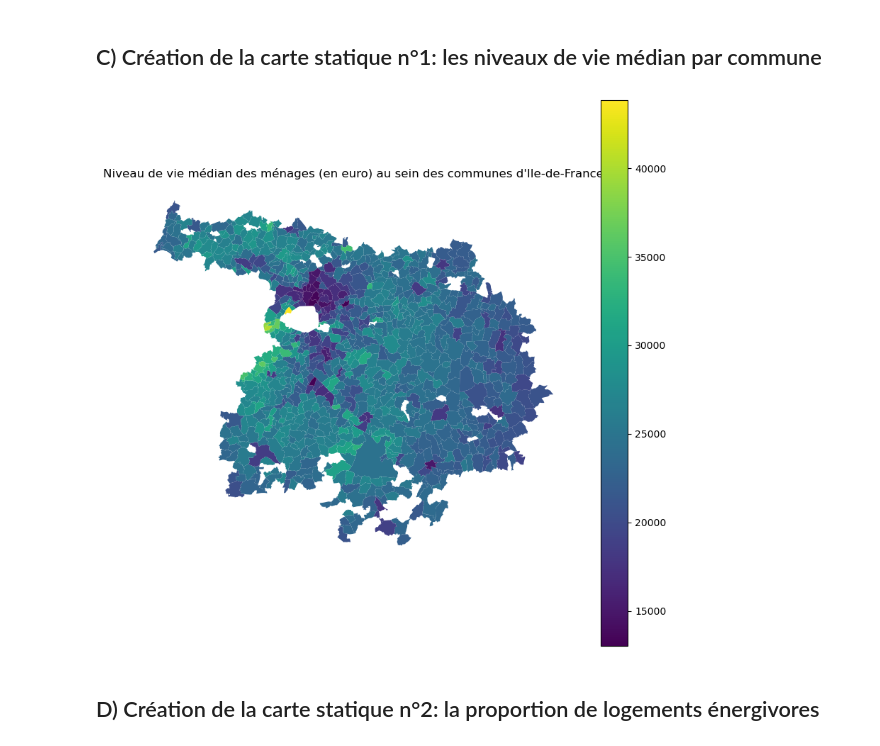
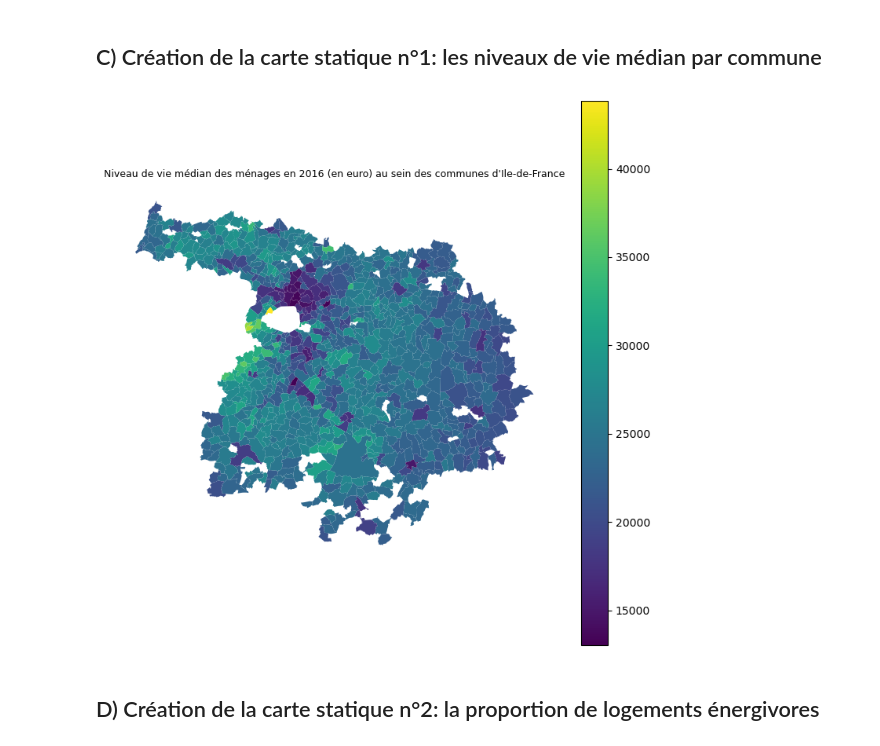
Before and after one commit to gabriel92320/data_science_project, a Jupyter notebook: Création_cartes_statiques.ipynb, the cells around one changed output. Cells and saved outputs as stored; diff of their text form; code cells hidden in the pictures.

```diff
--- a/Création_cartes_statiques.ipynb
+++ b/Création_cartes_statiques.ipynb
@@ -92,10 +112,12 @@ Filosofi_dpe_IDF_com4.head()
 # %% [markdown]
 ## C) Création de la carte statique n°1: les niveaux de vie médian par commune
 # %%
-ax = Filosofi_dpe_IDF_com4.plot(figsize=(10,10), column = 'MED16', legend = True)
-plt.title("Niveau de vie médian des ménages (en euro) au sein des communes d'Ile-de-France")
+ax = Filosofi_dpe_IDF_com4.plot(figsize=(9,9), column = 'MED16', legend = True)
+#plt.title("Niveau de vie médian des ménages (en euro) au sein des communes d'Ile-de-France")
+plt.title(label="Niveau de vie médian des ménages en 2016 (en euro) au sein des communes d'Ile-de-France",
+          fontsize=9)
 ax.set_axis_off()
 # %% [output]
-[figure, old version]
+[figure, new version]
 # %% [markdown]
 ## D) Création de la carte statique n°2: la proportion de logements énergivores
```
Also changed, not shown: parts of 14 cells of this notebook.
